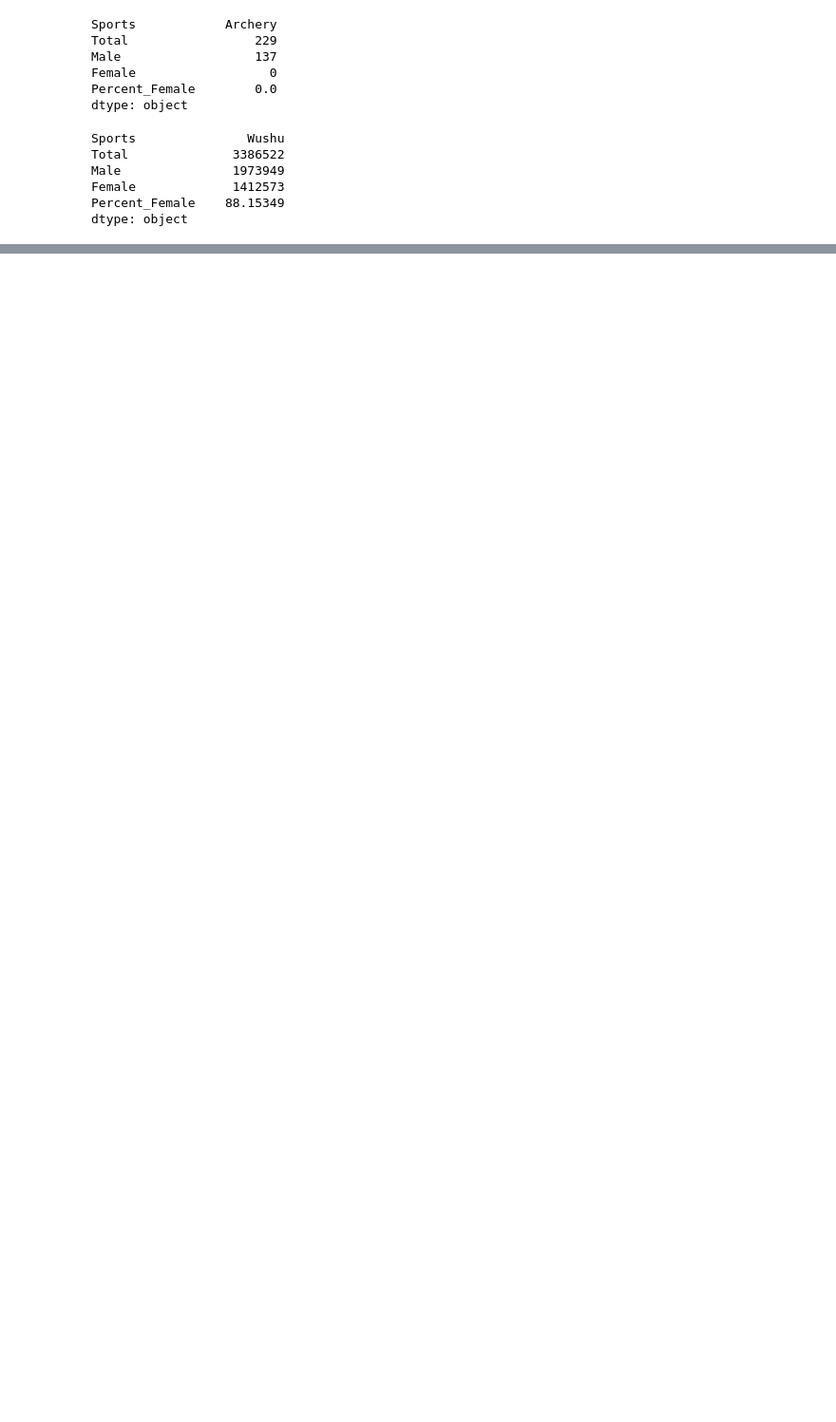
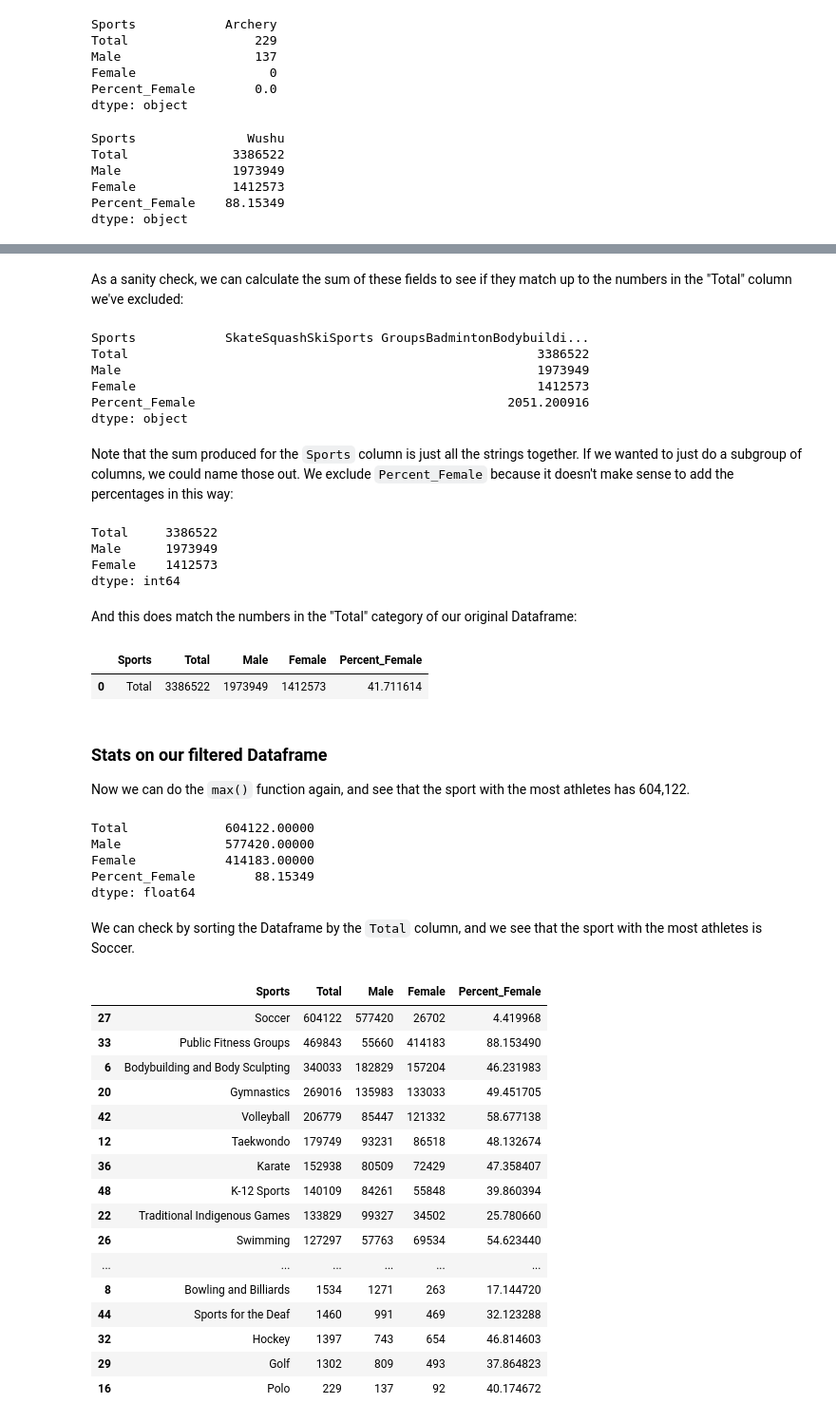
Before and after one commit to ICFJ-Computational-Journalism/english.lessons, a Jupyter notebook: english/1_Data-analysis/1.2_Basics-of-statistics.ipynb, the cells around one changed output, grey strips where cells are left out. Shown at 95% size. Saved outputs shown, nothing was run; the diff lists cells and outputs as text; code cells hidden in the pictures; blank space fills up the shorter version.

```diff
--- a/english/1_Data-analysis/1.2_Basics-of-statistics.ipynb
+++ b/english/1_Data-analysis/1.2_Basics-of-statistics.ipynb
@@ -167,0 +189,60 @@ dtype: object
+# %% [markdown]
+As a sanity check, we can calculate the sum of these fields to see if they match up to the numbers in the "Total" column we've excluded:
+# %%
+filtered_athletes.sum()
+# %% [output]
+Sports            SkateSquashSkiSports GroupsBadmintonBodybuildi...
+Total                                                       3386522
+Male                                                        1973949
+Female                                                      1412573
+Percent_Female                                          2051.200916
+dtype: object
+# %% [markdown]
+Note that the sum produced for the `Sports` column is just all the strings together. If we wanted to just do a subgroup of columns, we could name those out. We exclude `Percent_Female` because it doesn't make sense to add the percentages in this way:
+# %%
+filtered_athletes[['Total', 'Male', 'Female']].sum()
+# %% [output]
+Total     3386522
+Male      1973949
+Female    1412573
+dtype: int64
+# %% [markdown]
+And this does match the numbers in the "Total" category of our original Dataframe:
+# %%
+athletes.query('Sports == "Total"')
+# %% [output]
+|  | Sports | Total | Male | Female | Percent_Female |
+| 0 | Total | 3386522 | 1973949 | 1412573 | 41.711614 |
+# %% [markdown]
+### Stats on our filtered Dataframe
+Now we can do the `max()` function again, and see that the sport with the most athletes has 604,122.
+# %%
+filtered_athletes[['Total', 'Male', 'Female', 'Percent_Female']].max()
+# %% [output]
+Total             604122.00000
+Male              577420.00000
+Female            414183.00000
+Percent_Female        88.15349
+dtype: float64
+# %% [markdown]
+We can check by sorting the Dataframe by the `Total` column, and we see that the sport with the most athletes is Soccer.
+# %%
+filtered_athletes.sort_values('Total', ascending=False)
+# %% [output]
+|  | Sports | Total | Male | Female | Percent_Female |
+| 27 | Soccer | 604122 | 577420 | 26702 | 4.419968 |
+| 33 | Public Fitness Groups | 469843 | 55660 | 414183 | 88.153490 |
+| 6 | Bodybuilding and Body Sculpting | 340033 | 182829 | 157204 | 46.231983 |
+| 20 | Gymnastics | 269016 | 135983 | 133033 | 49.451705 |
+| 42 | Volleyball | 206779 | 85447 | 121332 | 58.677138 |
+| 12 | Taekwondo | 179749 | 93231 | 86518 | 48.132674 |
+| 36 | Karate | 152938 | 80509 | 72429 | 47.358407 |
+| 48 | K-12 Sports | 140109 | 84261 | 55848 | 39.860394 |
+| 22 | Traditional Indigenous Games | 133829 | 99327 | 34502 | 25.780660 |
+| 26 | Swimming | 127297 | 57763 | 69534 | 54.623440 |
+| ... | ... | ... | ... | ... | ... |
+| 8 | Bowling and Billiards | 1534 | 1271 | 263 | 17.144720 |
+| 44 | Sports for the Deaf | 1460 | 991 | 469 | 32.123288 |
+| 32 | Hockey | 1397 | 743 | 654 | 46.814603 |
+| 29 | Golf | 1302 | 809 | 493 | 37.864823 |
+| 16 | Polo | 229 | 137 | 92 | 40.174672 |
```
Also changed, not shown: parts of 14 cells of this notebook, 3 other files.
